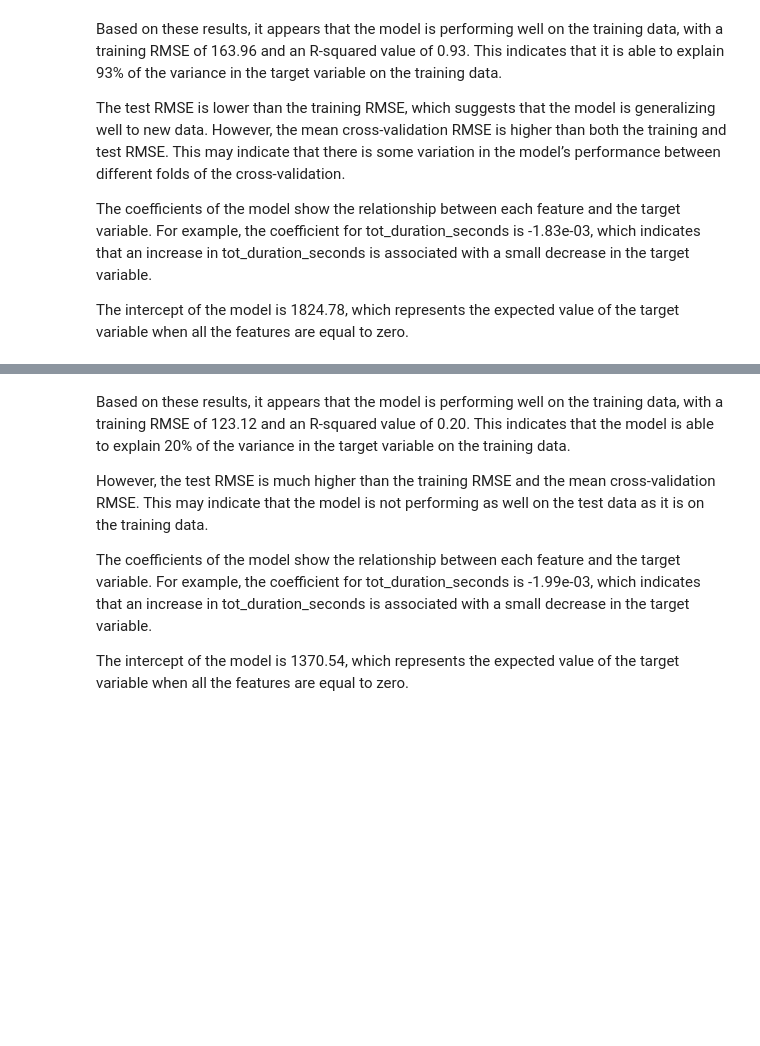
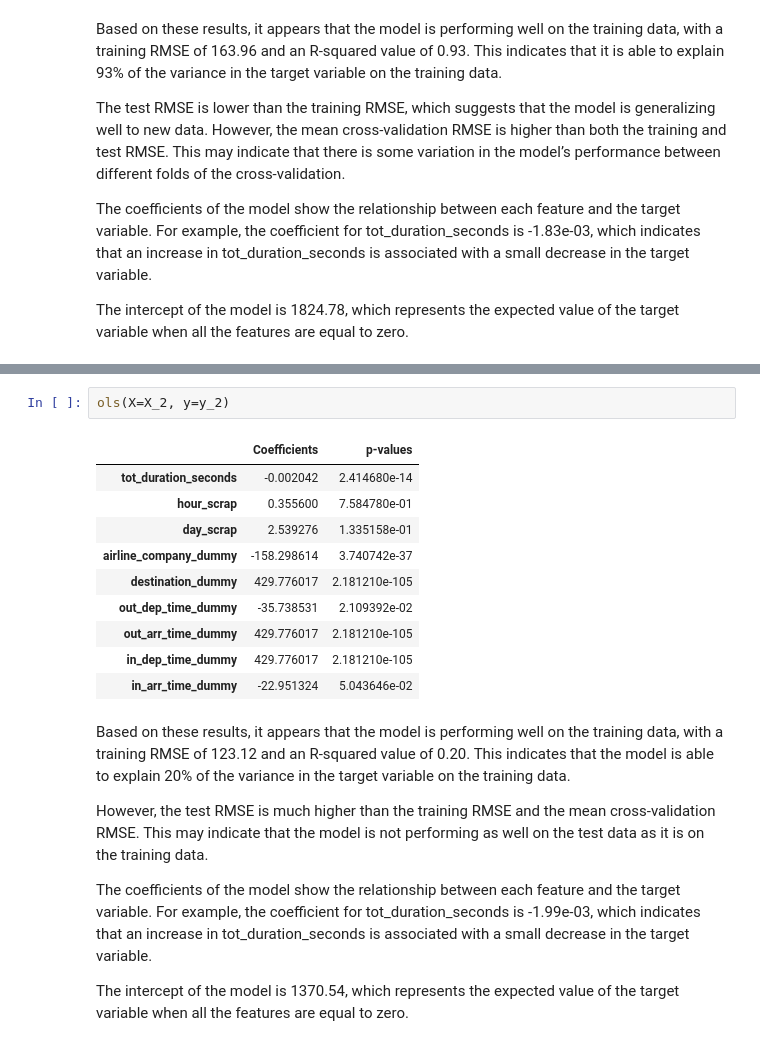
Before and after one commit to adelindonesia/project, a Jupyter notebook: second_version/data_model/data_model.ipynb, the cells around one changed output, grey strips where cells are left out. Cells and saved outputs as stored; diff of their text form; blank space fills up the shorter version.

```diff
--- a/second_version/data_model/data_model.ipynb
+++ b/second_version/data_model/data_model.ipynb
@@ -380,3 +397,16 @@ R-squared: 0.12
+# %%
+ols(X=X_2, y=y_2)
+# %% [output]
+|  | Coefficients | p-values |
+| tot_duration_seconds | -0.002042 | 2.414680e-14 |
+| hour_scrap | 0.355600 | 7.584780e-01 |
+| day_scrap | 2.539276 | 1.335158e-01 |
+| airline_company_dummy | -158.298614 | 3.740742e-37 |
+| destination_dummy | 429.776017 | 2.181210e-105 |
+| out_dep_time_dummy | -35.738531 | 2.109392e-02 |
+| out_arr_time_dummy | 429.776017 | 2.181210e-105 |
+| in_dep_time_dummy | 429.776017 | 2.181210e-105 |
+| in_arr_time_dummy | -22.951324 | 5.043646e-02 |
 # %% [markdown]
 Based on these results, it appears that the model is performing well on the training data, with a training RMSE of 123.12 and an R-squared value of 0.20. This indicates that the model is able to explain 20% of the variance in the target variable on the training data.
 
```
Also changed, not shown: parts of 39 cells of this notebook.
